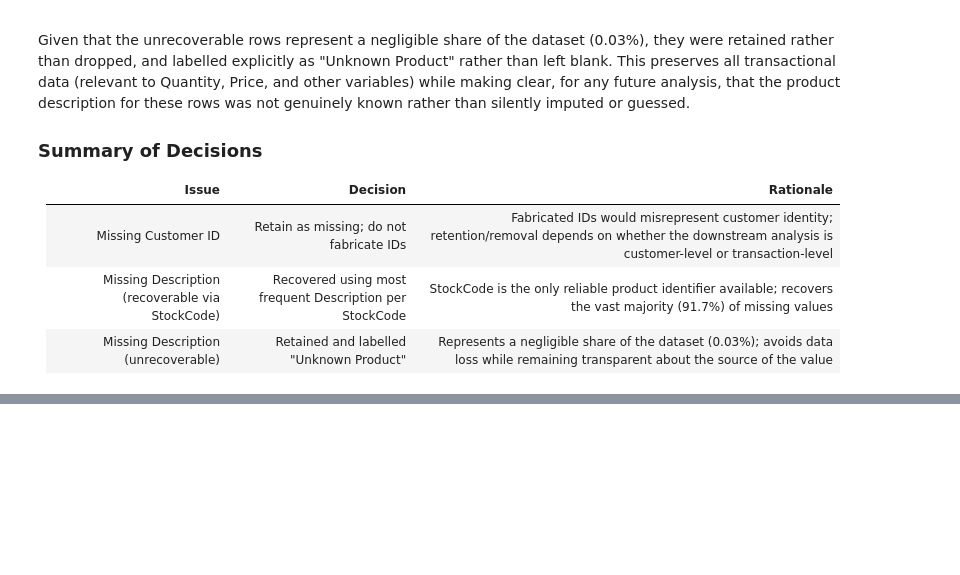
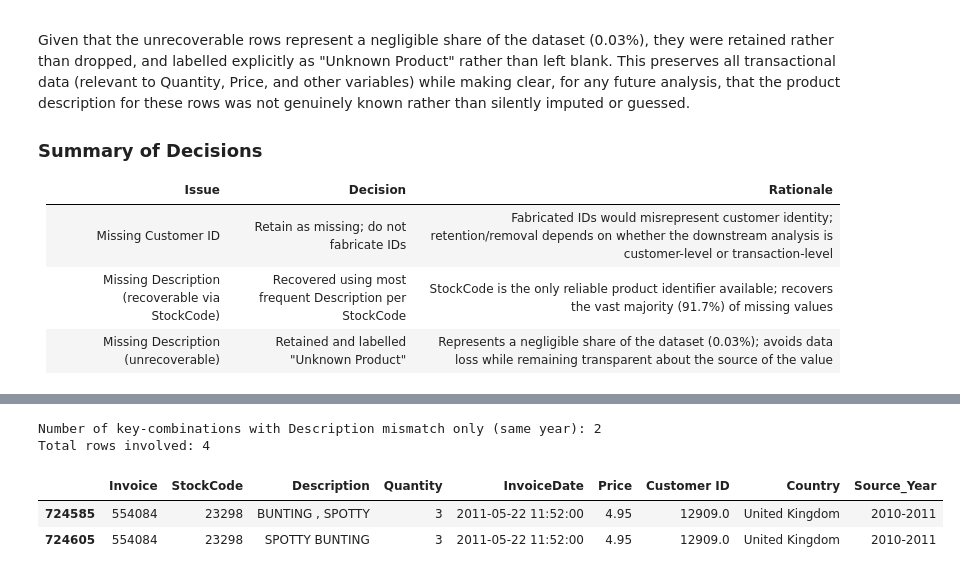
Before and after one commit to JoseAlberto88/Cleaning-Online-Retail-Data-and-Predicting-Purchase-Quantity, a Jupyter notebook: Cleaning_Data.ipynb, the cells around one changed output, grey strips where cells are left out. Saved outputs shown, nothing was run; the diff lists cells and outputs as text; code cells hidden in the pictures; blank space fills up the shorter version.

```diff
--- a/Cleaning_Data.ipynb
+++ b/Cleaning_Data.ipynb
@@ -435,0 +545,8 @@ df.head()
+# %%
+# Check how many of the "gap" rows are duplicated specifically because they appear in BOTH source years
+overlap_check = gap_rows.groupby(key_cols)['Source_Year'].nunique()
+cross_year_duplicates = overlap_check[overlap_check > 1]
+
+print("Number of key-combinations appearing in both source years:", len(cross_year_duplicates))
+print("Total rows involved in cross-year duplication:",
+      gap_rows[gap_rows.set_index(key_cols).index.isin(cross_year_duplicates.index)].shape[0])
@@ -435,0 +564,25 @@ df.head()
+# %%
+# Isolate the remaining unexplained gap rows (same key columns, same Source_Year, but Description differs)
+same_year_gap = gap_rows.groupby(key_cols)['Source_Year'].nunique()
+same_year_only = same_year_gap[same_year_gap == 1]  # only appears in one Source_Year
+
+print("Number of key-combinations with Description mismatch only (same year):", len(same_year_only))
+
+same_year_gap_rows = gap_rows[gap_rows.set_index(key_cols).index.isin(same_year_only.index)]
+print("Total rows involved:", len(same_year_gap_rows))
+
+# Peek at an example
+example2 = same_year_gap_rows.groupby(key_cols).size().sort_values(ascending=False)
+top_combo2 = example2.index[0]
+
+sample2 = same_year_gap_rows[
+    (same_year_gap_rows['Invoice'] == top_combo2[0]) &
+    (same_year_gap_rows['StockCode'] == top_combo2[1])
+]
+sample2[['Invoice', 'StockCode', 'Description', 'Quantity', 'InvoiceDate', 'Price', 'Customer ID', 'Country', 'Source_Year']]
+# %% [output]
+Number of key-combinations with Description mismatch only (same year): 2
+Total rows involved: 4
+|  | Invoice | StockCode | Description | Quantity | InvoiceDate | Price | Customer ID | Country | Source_Year |
+| 724585 | 554084 | 23298 | BUNTING , SPOTTY | 3 | 2011-05-22 11:52:00 | 4.95 | 12909.0 | United Kingdom | 2010-2011 |
+| 724605 | 554084 | 23298 | SPOTTY BUNTING | 3 | 2011-05-22 11:52:00 | 4.95 | 12909.0 | United Kingdom | 2010-2011 |
```
Also changed, not shown: parts of 18 cells of this notebook.
